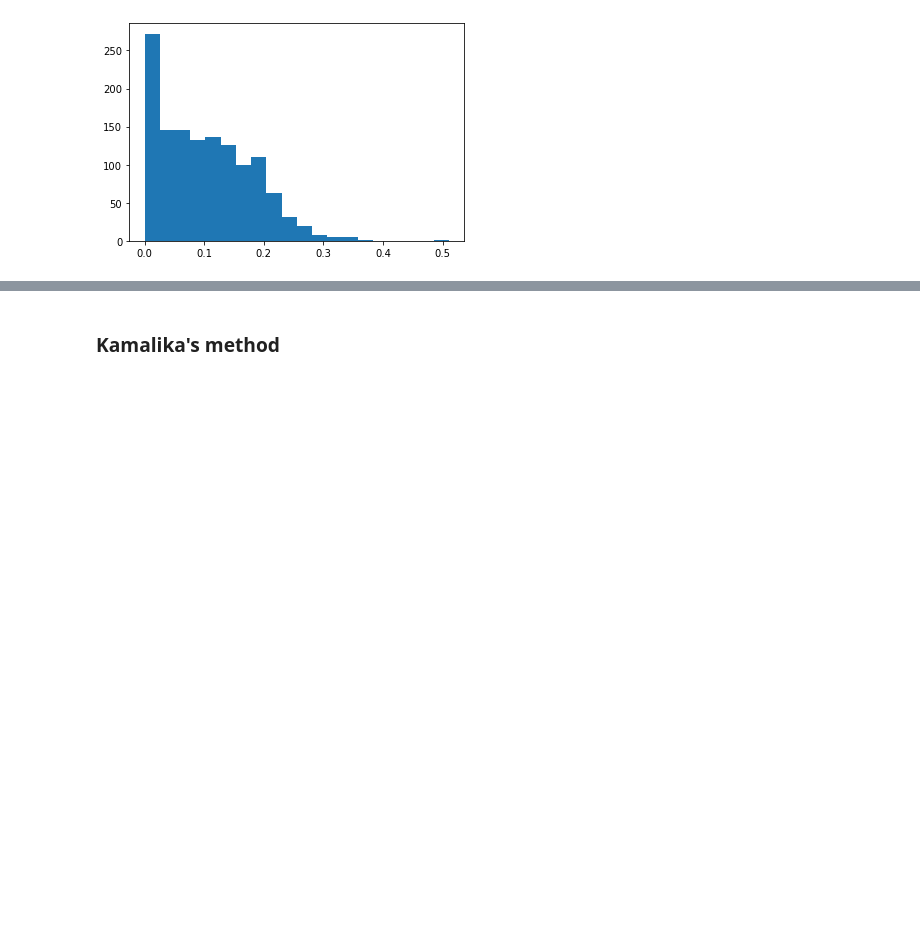
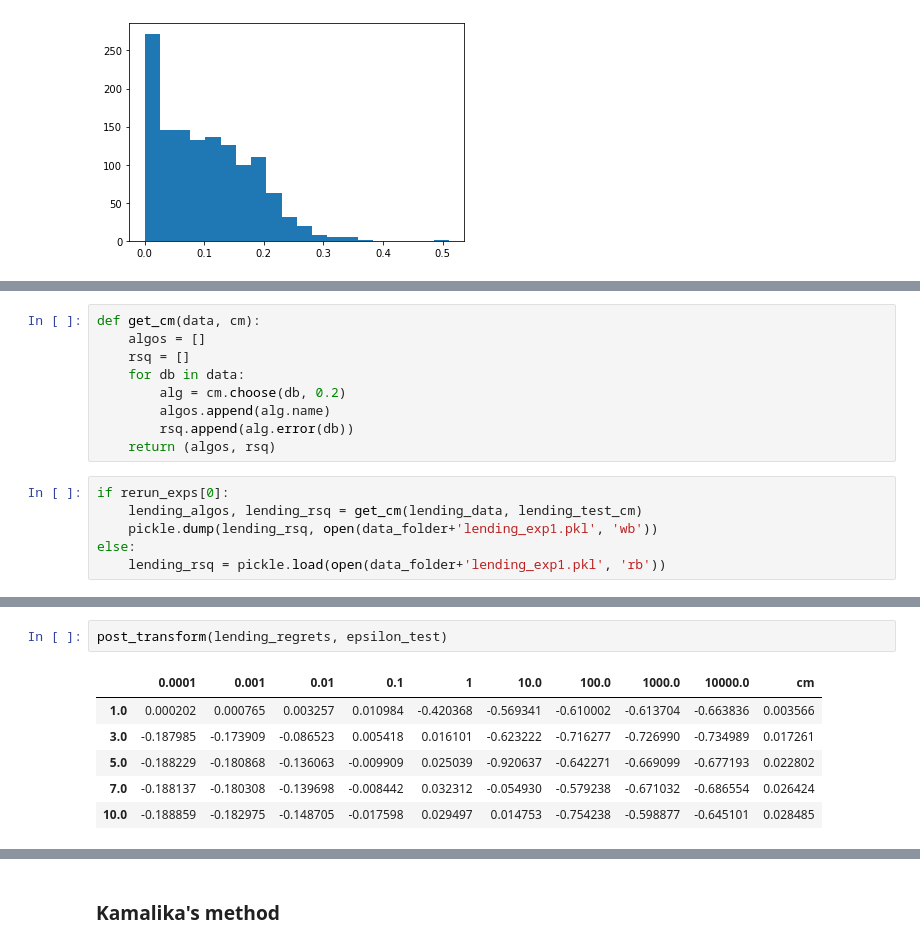
Before and after one commit to jimola/S18_Research, a Jupyter notebook: Python/LogRegChoice.ipynb, the cells around one changed output, grey strips where cells are left out. Cells and saved outputs as stored; diff of their text form; blank space fills up the shorter version.

```diff
--- a/Python/LogRegChoice.ipynb
+++ b/Python/LogRegChoice.ipynb
@@ -401,0 +345,15 @@ magic_errors = pd.concat(magic_errors, ignore_index=True)
+# %%
+def get_cm(data, cm):
+    algos = []
+    rsq = []
+    for db in data:
+        alg = cm.choose(db, 0.2)
+        algos.append(alg.name)
+        rsq.append(alg.error(db))
+    return (algos, rsq)
+# %%
+if rerun_exps[0]:
+    lending_algos, lending_rsq = get_cm(lending_data, lending_test_cm)
+    pickle.dump(lending_rsq, open(data_folder+'lending_exp1.pkl', 'wb'))
+else:
+    lending_rsq = pickle.load(open(data_folder+'lending_exp1.pkl', 'rb'))
@@ -401,0 +398,9 @@ magic_errors = pd.concat(magic_errors, ignore_index=True)
+# %%
+post_transform(lending_regrets, epsilon_test)
+# %% [output]
+|  | 0.0001 | 0.001 | 0.01 | 0.1 | 1 | 10.0 | 100.0 | 1000.0 | 10000.0 | cm |
+| 1.0 | 0.000202 | 0.000765 | 0.003257 | 0.010984 | -0.420368 | -0.569341 | -0.610002 | -0.613704 | -0.663836 | 0.003566 |
+| 3.0 | -0.187985 | -0.173909 | -0.086523 | 0.005418 | 0.016101 | -0.623222 | -0.716277 | -0.726990 | -0.734989 | 0.017261 |
+| 5.0 | -0.188229 | -0.180868 | -0.136063 | -0.009909 | 0.025039 | -0.920637 | -0.642271 | -0.669099 | -0.677193 | 0.022802 |
+| 7.0 | -0.188137 | -0.180308 | -0.139698 | -0.008442 | 0.032312 | -0.054930 | -0.579238 | -0.671032 | -0.686554 | 0.026424 |
+| 10.0 | -0.188859 | -0.182975 | -0.148705 | -0.017598 | 0.029497 | 0.014753 | -0.754238 | -0.598877 | -0.645101 | 0.028485 |
```
Also changed, not shown: parts of 54 cells of this notebook, 8 other files.
